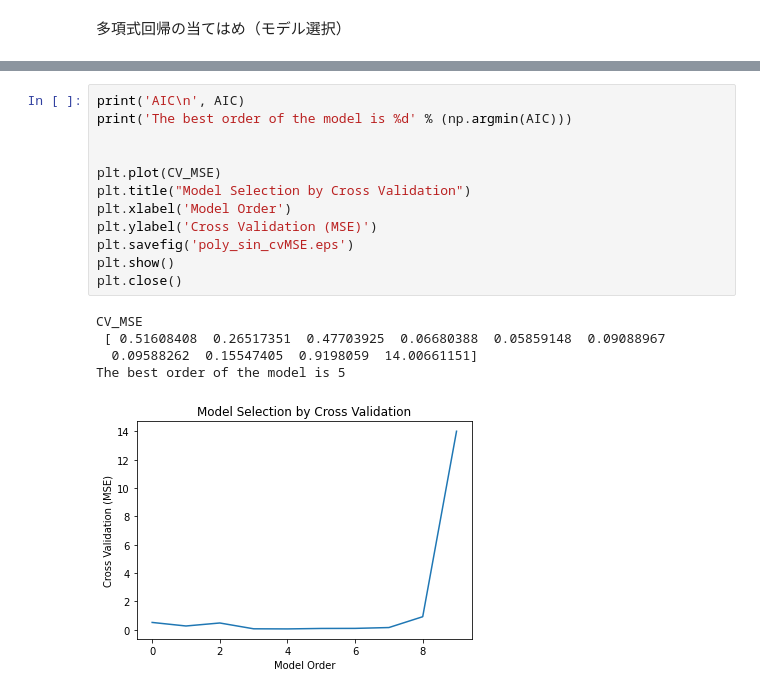
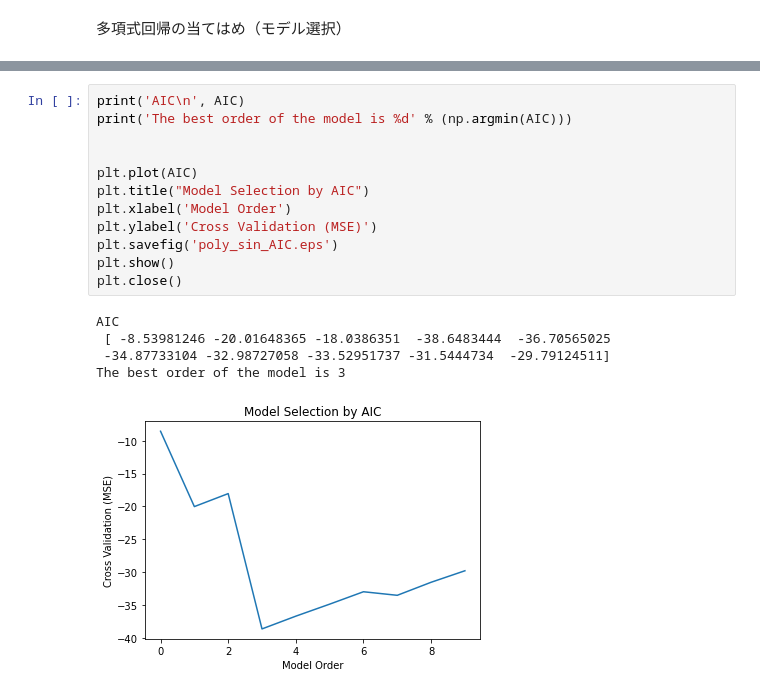
Before and after one commit to namoshi/ml_intro, a Jupyter notebook: poly_sin_aic.ipynb, the cells around one changed output, grey strips where cells are left out. Saved outputs shown, nothing was run; the diff lists cells and outputs as text.

Commit message:
poly_sin_aic.ipynb is modified

```diff
--- a/poly_sin_aic.ipynb
+++ b/poly_sin_aic.ipynb
@@ -148,18 +112,18 @@ W
 # %%
 print('AIC\n', AIC)
 print('The best order of the model is %d' % (np.argmin(AIC)))
 
 
-plt.plot(CV_MSE)
-plt.title("Model Selection by Cross Validation")
+plt.plot(AIC)
+plt.title("Model Selection by AIC")
 plt.xlabel('Model Order')
 plt.ylabel('Cross Validation (MSE)')
-plt.savefig('poly_sin_cvMSE.eps')
+plt.savefig('poly_sin_AIC.eps')
 plt.show()
 plt.close()
 # %% [output]
-CV_MSE
- [ 0.51608408  0.26517351  0.47703925  0.06680388  0.05859148  0.09088967
-  0.09588262  0.15547405  0.9198059  14.00661151]
-The best order of the model is 5
+AIC
+ [ -8.53981246 -20.01648365 -18.0386351  -38.6483444  -36.70565025
+ -34.87733104 -32.98727058 -33.52951737 -31.5444734  -29.79124511]
+The best order of the model is 3
-[figure, old version]
+[figure, new version]
```
Also changed, not shown: parts of 2 cells of this notebook.
